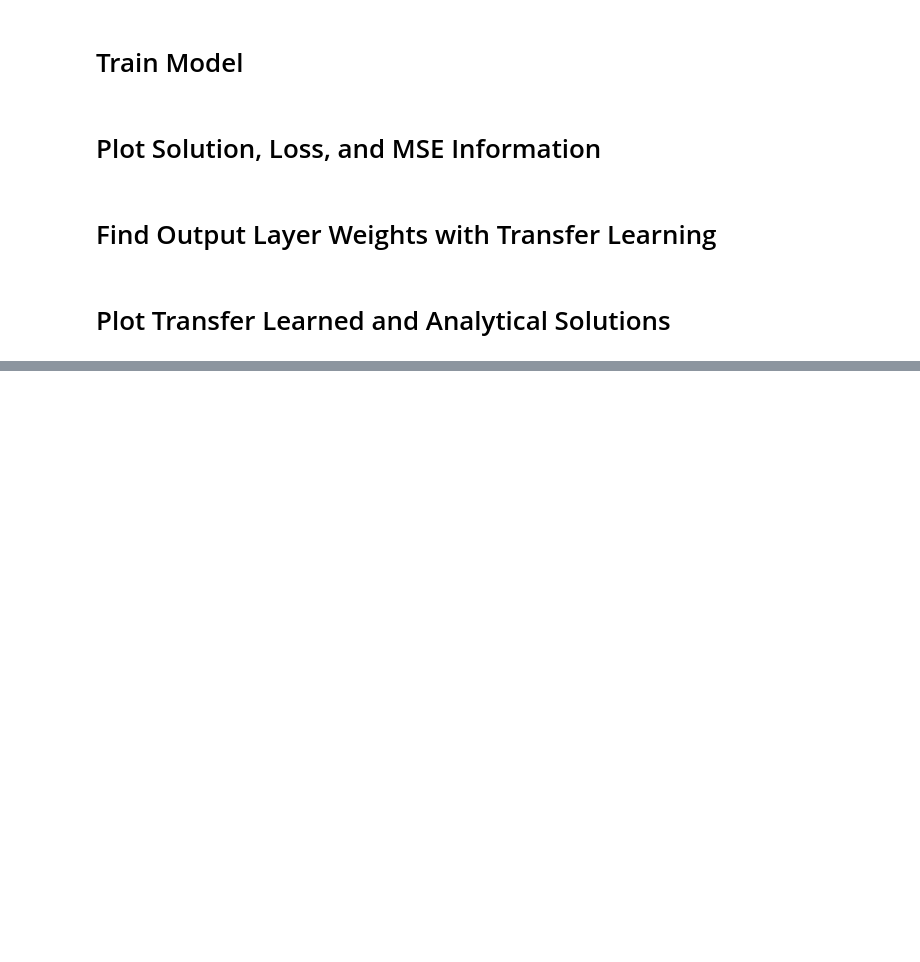
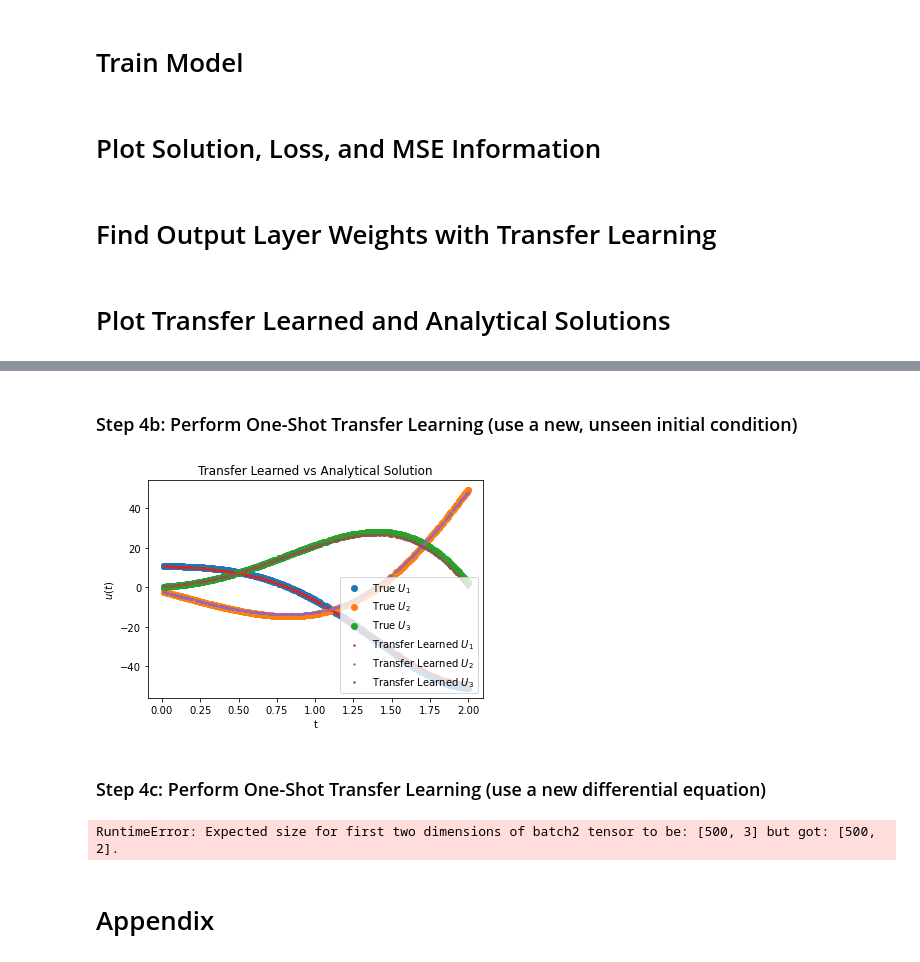
Before and after one commit to Hari-Raval/Harvard-Thesis, a Jupyter notebook: src/transfer_learning_two_linear_ode/system_linear_ode_with_transfer_learning-v4.ipynb, the cells around one changed output, grey strips where cells are left out. Cells and saved outputs as stored; diff of their text form; code cells hidden in the pictures; blank space fills up the shorter version.

```diff
--- a/src/transfer_learning_two_linear_ode/system_linear_ode_with_transfer_learning-v4.ipynb
+++ b/src/transfer_learning_two_linear_ode/system_linear_ode_with_transfer_learning-v4.ipynb
@@ -405,14 +336,0 @@ true_coupled_2_eq_hard = [lambda x, v: (0.5 * v[0] * np.exp(-1.28452 * x) * (np.
-# %%
-# choose the equation(s) to work with
-A_list = A_non_coupled_2_eq_easy
-true_funct = true_non_coupled_2_eq_easy
-v_list = v_list_two_eq
-num_heads = 4
-head_to_track = 'head 1'
-
-# run model which has two non-coupled equations
-loss_hist, trained_model, model_time, MSE_hist = run_model(iterations=iterations, x_range=x_range,
-                                                           A_list=A_list, v_list=v_list, hid_lay=hid_lay,
-                                                           num_equations=num_equations, num_heads=num_heads,
-                                                           true_functs=true_funct,
-                                                           head_to_track=head_to_track)
@@ -486,0 +438,14 @@ Time to compute weights (given H and dH_dt):  0.003 seconds
+# %%
+# choose the equation(s) to work with
+A_list = A_coupled_3_eq
+true_funct = true_coupled_3_eq
+v_list = v_list_three_eq
+num_heads = 4
+head_to_track = 'head 1'
+
+# run model which has two non-coupled equations
+loss_hist, trained_model, model_time, MSE_hist = run_model(iterations=iterations, x_range=x_range,
+                                                           A_list=A_list, v_list=v_list, hid_lay=hid_lay,
+                                                           num_equations=num_equations, num_heads=num_heads,
+                                                           true_functs=true_funct,
+                                                           head_to_track=head_to_track)
@@ -487,3 +488,31 @@ Time to compute weights (given H and dH_dt):  0.003 seconds
+# %% [markdown]
+### Step 4b: Perform One-Shot Transfer Learning (use a new, unseen initial condition)
+# %%
+# choose new initial condition that has not been trained on (harder case)
+v_transfer = torch.tensor([[10.69], [-2.05], [0.23]])
+# compute the transfer learned solution
+W_out_transfer = torch.matmul(torch.matmul(M_inv, H_0.T), v_transfer)
+plot_transfer_learned_and_analytical(H, W_out_transfer, t_eval, v_transfer, num_equations, true_funct)
+# %% [output]
+[figure, added]
+# %% [markdown]
+### Step 4c: Perform One-Shot Transfer Learning (use a new differential equation)
+# %%
+# new differential equation to apply training to
+factor_1 = 3.53
+transfer_A = torch.tensor([[factor_1, 0], [0, factor_1]])
+
+M_inv_new, W_out_new_A = analytically_compute_weights(dH_dt_new, H, H_0, t_eval, v, transfer_A)
+
+true_non_coupled_2_eq_easy_transfer = [lambda x, v: (v[0] * np.exp(-factor_1 * x)).numpy(),
+                                     lambda x, v: (v[1] * np.exp(-factor_1 * x)).numpy()]
+
+# W_out_transfer = torch.matmul(torch.matmul(M_inv, H_0.T), v_transfer)
+plot_transfer_learned_and_analytical(H, W_out_new_A, t_eval, v, num_equations, true_non_coupled_2_eq_easy_transfer)
+# %% [output]
+RuntimeError: Expected size for first two dimensions of batch2 tensor to be: [500, 3] but got: [500, 2].
+# %% [markdown]
+# Appendix
 # %%
 # plot the residuals
 
```
Also changed, not shown: parts of 29 cells of this notebook, 1 other file.
